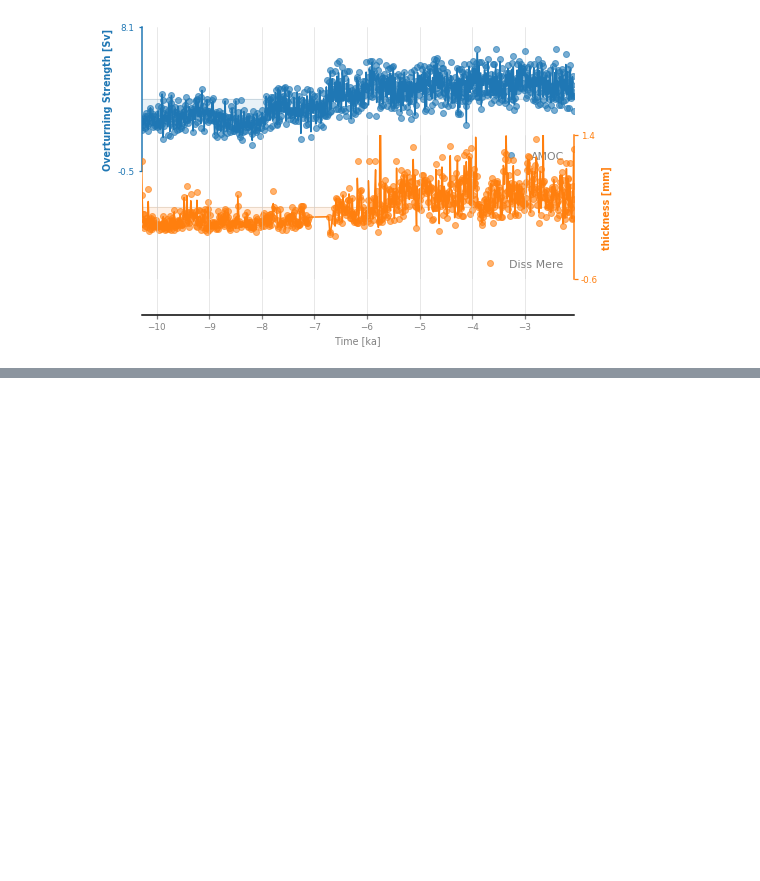
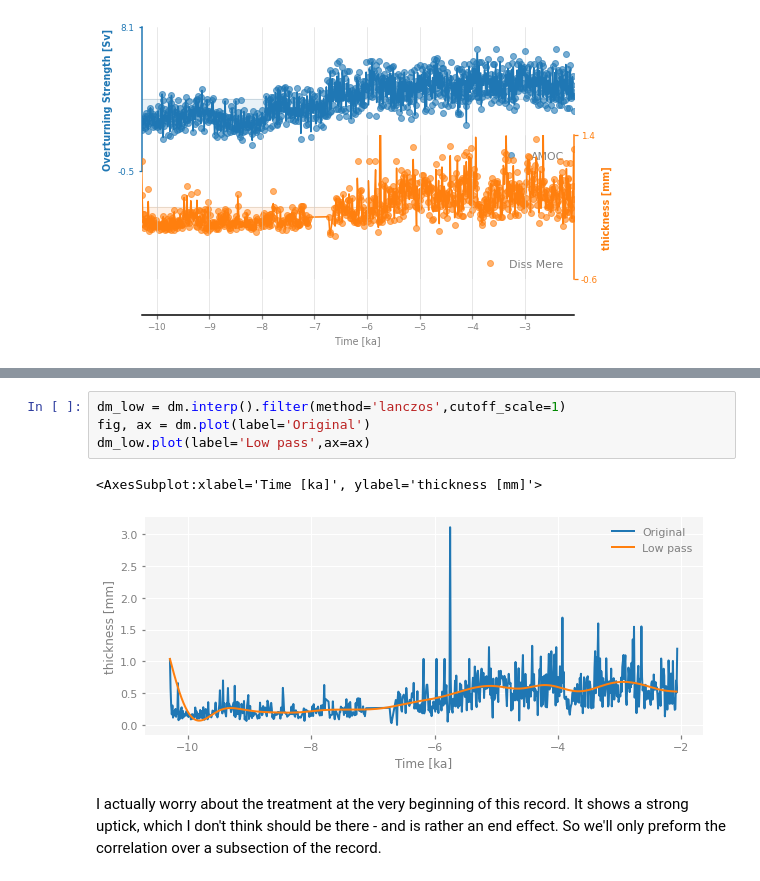
Before and after one commit to chrisbrierley/DissMere, a Jupyter notebook: DissMere_analysis.ipynb, the cells around one changed output, grey strips where cells are left out. Saved outputs shown, nothing was run; the diff lists cells and outputs as text; blank space fills up the shorter version.

```diff
--- a/DissMere_analysis.ipynb
+++ b/DissMere_analysis.ipynb
@@ -249,0 +207,9 @@ Note: in the case of the T-test, it would be sufficient to put the timeseries on
+# %%
+dm_low = dm.interp().filter(method='lanczos',cutoff_scale=1)
+fig, ax = dm.plot(label='Original')
+dm_low.plot(label='Low pass',ax=ax)
+# %% [output]
+<AxesSubplot:xlabel='Time [ka]', ylabel='thickness [mm]'>
+[figure, added]
+# %% [markdown]
+I actually worry about the treatment at the very beginning of this record. It shows a strong uptick, which I don't think should be there - and is rather an end effect. So we'll only preform the correlation over a subsection of the record.
```
Also changed, not shown: parts of 31 cells of this notebook.
